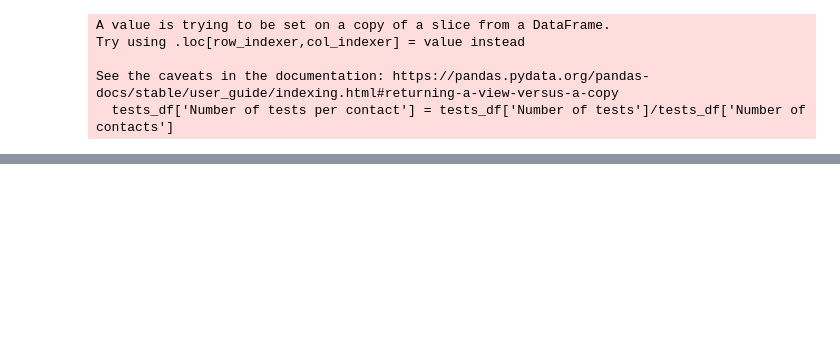
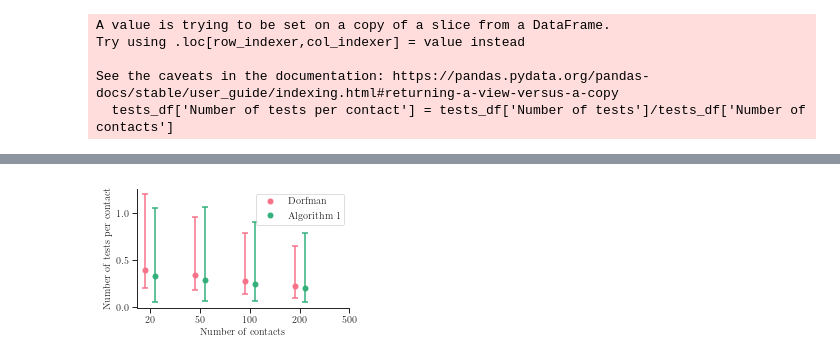
Before and after one commit to Networks-Learning/pooled-testing, a Jupyter notebook: notebooks/score_vs_N.ipynb, the cells around one changed output, grey strips where cells are left out. Saved outputs shown, nothing was run; the diff lists cells and outputs as text; code cells hidden in the pictures; blank space fills up the shorter version.

```diff
--- a/notebooks/score_vs_N.ipynb
+++ b/notebooks/score_vs_N.ipynb
@@ -84,3 +103,51 @@ See the caveats in the documentation: https://pandas.pydata.org/pandas-docs/stab
+# %%
+utils.latexify(font_size=10)
+
+fig_height, fig_aspect = get_fig_dim(width_pt, fraction=0.6)
+fig, ax = plt.subplots(figsize=(fig_height*fig_aspect,fig_height))
+
+# sns.pointplot(data=tests_df, x="Number of contacts", y="Number of tests per contact", hue="Method", palette=[palette[0]]+[palette[2]],
+#             ci='sd', join=False, dodge=.15, hue_order=['Dorfman', 'Algorithm 1'], capsize=.1,  ax=ax)
+# marker_size = 100
+for ind,N in enumerate([20, 50, 100, 200, 500]):
+    temp_df = tests_df[(tests_df['Method']=='Dorfman') & (tests_df['Number of contacts']==N)]
+    x = ind+1-0.1
+    y = temp_df['Number of tests per contact'].mean()
+    lower_error = temp_df['Number of tests per contact'].quantile(0.05)
+    upper_error = temp_df['Number of tests per contact'].quantile(0.95)
+    error_arr = np.zeros((2,1))
+    error_arr[0,0] = y - lower_error
+    error_arr[1,0] = upper_error - y
+    p = ax.errorbar([x], [y], yerr=error_arr, color=palette[0], fmt='o', ms=5, capsize=3, capthick=1.5, elinewidth=1.5, label='Dorfman')
+
+    temp_df = tests_df[(tests_df['Method']=='Algorithm 1') & (tests_df['Number of contacts']==N)]
+    x = ind+1+0.1
+    y = temp_df['Number of tests per contact'].mean()
+    lower_error = temp_df['Number of tests per contact'].quantile(0.05)
+    upper_error = temp_df['Number of tests per contact'].quantile(0.95)
+    error_arr = np.zeros((2,1))
+    error_arr[0,0] = y - lower_error
+    error_arr[1,0] = upper_error - y
+    p2 = ax.errorbar([x], [y], yerr=error_arr, color=palette[2], fmt='o', ms=5, capsize=3, capthick=1.5, elinewidth=1.5, label='Algorithm 1')
+    # sns.scatterplot(data=tests_df, x="Number of tests", y="False Negative rate", ax=ax, color=palette[3], s=marker_size, label=r'$\lambda_2 = 0$')
+
+
+sns.despine()
+handles, labels = ax.get_legend_handles_labels()
+handles = [h[0] for h in handles[:2]]
+ax.legend(handles=handles, labels=['Dorfman', 'Algorithm 1'], loc='upper right')
+ax.set_xticks(range(1,6))
+ax.set_xticklabels([20, 50, 100, 200, 500])
+ax.set_ylabel('Number of tests per contact')
+ax.set_xlabel('Number of contacts')
+# ax.set_yscale('log')
+# ax.set_yticks([1, 10, 20, 50, 100, 200])
+# ax.get_yaxis().set_major_formatter(matplotlib.ticker.ScalarFormatter())
+ax.tick_params(which='minor', left=False)
+fig.tight_layout()
+fig.savefig('figures/{name}_tests_per_contact.pdf'.format(name=name))
+# %% [output]
+[figure, added]
 # %%
 utils.latexify(font_size=10)
 
```
Also changed, not shown: parts of 7 cells of this notebook, 6 other files.
